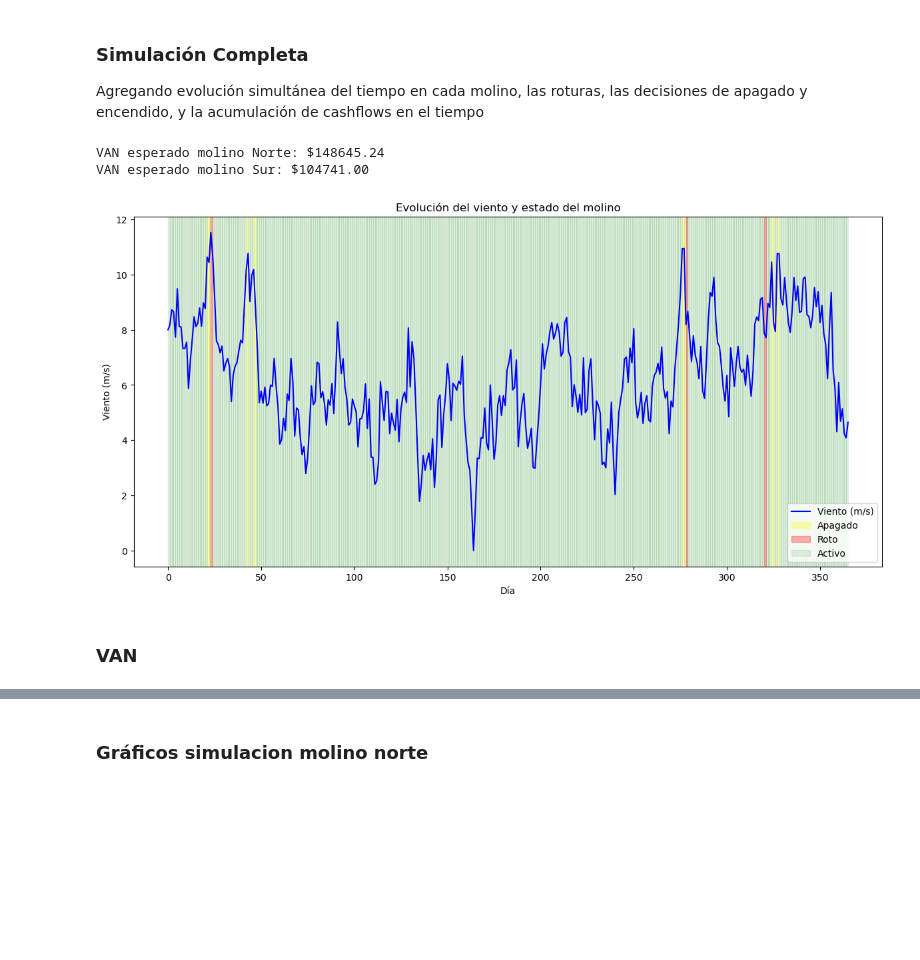
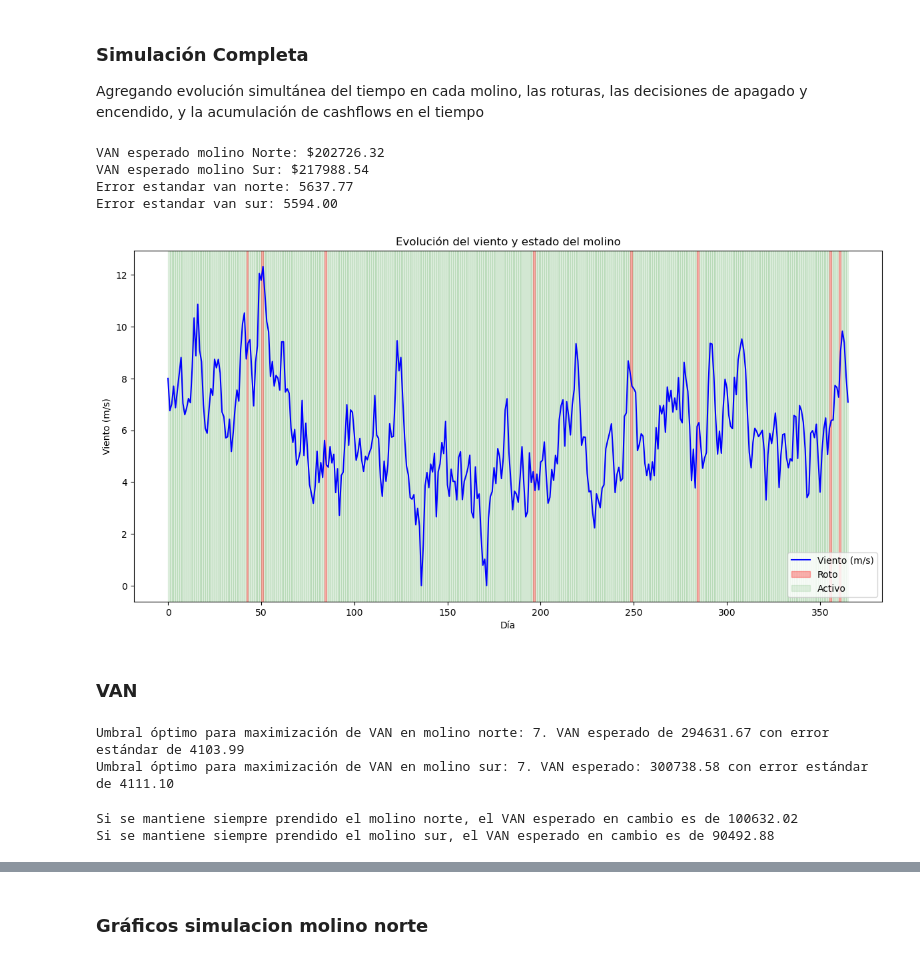
Before and after one commit to emi-verdun/Simulacion-Molino-ACN, a Jupyter notebook: simulacion.ipynb, the cells around one changed output, grey strips where cells are left out. Saved outputs shown, nothing was run; the diff lists cells and outputs as text; code cells hidden in the pictures; blank space fills up the shorter version.

```diff
--- a/simulacion.ipynb
+++ b/simulacion.ipynb
@@ -162,7 +162,7 @@ def gap_wind_paths(D_0, beta, gamma, delta, T, m):
 #simulacion 1 año viento regional
 S_0 = viento["regional wind"].iloc[0]
 D_0 = viento["wind gap norte sur"].iloc[0]
-num_sim = 1000
+num_sim = 10000
 T = 365
 S = regional_wind_paths(S_0, kappa, theta, sigma,delta, T, num_sim)
 D = gap_wind_paths(D_0, beta, gamma, delta, T, num_sim)
@@ -357,15 +357,17 @@ def simulate_molino(S, K, delta, repair_cost=200000, shut_cost=1000, income_rate
             else:
                 if S[i, t] < K: # se vuelve a prender si S[i, t] < K
                     molino_activo[i, t] = True
-                else:
-                    molino_apagado[i, t] = False  # Permanece apagado si S[i, t] > K
+                else: # Permanece apagado si S[i, t] > K
+                    molino_activo[i, t] = False
+                    molino_apagado[i, t] = True
 
             #Descuento de cashflows por tasas de interes
             cashflows[i, t-1] *= np.exp(-interest_rate * t / 365)
 
     #Valor Actual Neto esperado
-    #van = np.mean(np.sum(cashflows, axis=1))
-    van = np.sum(cashflows, axis=1)
+    van_simulaciones = np.sum(cashflows, axis=1)
+    van = np.mean(van_simulaciones)
+    error_van = np.std(van_simulaciones)/np.sqrt(N)
 
-    return van, cashflows, molino_activo, molino_apagado, molino_roto
+    return van, cashflows, molino_activo, molino_apagado, molino_roto, error_van
 # %%
@@ -379,16 +381,20 @@ van_sur, cashflows_sur, activo_sur, apagado_sur, roto_sur = simulate_molino(vien
 # %%
 print(f"VAN esperado molino Norte: ${van_norte:.2f}")
 print(f"VAN esperado molino Sur: ${van_sur:.2f}")
+print(f"Error estandar van norte: {se_norte:.2f}")
+print(f"Error estandar van sur: {se_sur:.2f}")
 # %% [output]
-VAN esperado molino Norte: $148645.24
-VAN esperado molino Sur: $104741.00
+VAN esperado molino Norte: $202726.32
+VAN esperado molino Sur: $217988.54
+Error estandar van norte: 5637.77
+Error estandar van sur: 5594.00
 # %%
 # Simula el camino del viento y los estados del molino
 camino_viento = viento_molino_sur[0]
 
-_, cashflows, active, shut_downs, breakdowns = simulate_molino(
+_, cashflows, active, shut_downs, breakdowns,_ = simulate_molino(
     S=camino_viento.reshape(1, -1),
-    K=10,
+    K=100,
     delta=delta
 )
 
@@ -400,33 +406,33 @@ estado_molino[breakdowns[0]] = -1
 # Crear la figura y los ejes
 fig, ax1 = plt.subplots(figsize=(12, 6))
 
 # Grafico del viento
 ax1.plot(camino_viento, label="Viento (m/s)", color="blue")
 ax1.set_xlabel("Día")
 ax1.set_ylabel("Viento (m/s)", color="black")
 ax1.tick_params(axis='y', labelcolor="black")
 
 # Crear diccionario para manejar etiquetas y colores únicos
 legend_elements = {
     'Apagado': {'color': 'yellow', 'alpha': 0.3},
     'Roto': {'color': 'red', 'alpha': 0.3},
     'Activo': {'color': 'green', 'alpha': 0.1}
 }
 
 # Superponer regiones de color según el estado del molino
 for state, properties in legend_elements.items():
     indices = np.where(estado_molino == {'Apagado': 0, 'Roto': -1, 'Activo': 1}[state])[0]
     for i in indices:
         ax1.axvspan(i, i+1, color=properties['color'], alpha=properties['alpha'], label=state if i == indices[0] else "")
 
 # Añadir la leyenda sólo una vez por categoría
 ax1.legend(loc="lower right")
 
 # Ajustar y mostrar
 fig.tight_layout()
 plt.title("Evolución del viento y estado del molino")
 plt.show()
 # %% [output]
-[figure, old version]
+[figure, new version]
 # %% [markdown]
 ### VAN
@@ -432,0 +461,12 @@ plt.show()
+# %%
+print(f"Umbral óptimo para maximización de VAN en molino norte: {mejor_umbral_norte}. VAN esperado de {mejor_van_norte:.2f} con error estándar de {se_mejor_umbral_norte:.2f}")
+print(f"Umbral óptimo para maximización de VAN en molino sur: {mejor_umbral_sur}. VAN esperado: {mejor_van_sur:.2f} con error estándar de {se_mejor_umbral_sur:.2f}")
+# %% [output]
+Umbral óptimo para maximización de VAN en molino norte: 7. VAN esperado de 294631.67 con error estándar de 4103.99
+Umbral óptimo para maximización de VAN en molino sur: 7. VAN esperado: 300738.58 con error estándar de 4111.10
+# %%
+print(f"Si se mantiene siempre prendido el molino norte, el VAN esperado en cambio es de {vanes_norte[-1]:.2f}")
+print(f"Si se mantiene siempre prendido el molino sur, el VAN esperado en cambio es de {vanes_sur[-1]:.2f}")
+# %% [output]
+Si se mantiene siempre prendido el molino norte, el VAN esperado en cambio es de 100632.02
+Si se mantiene siempre prendido el molino sur, el VAN esperado en cambio es de 90492.88
```
Also changed, not shown: parts of 6 cells of this notebook.
